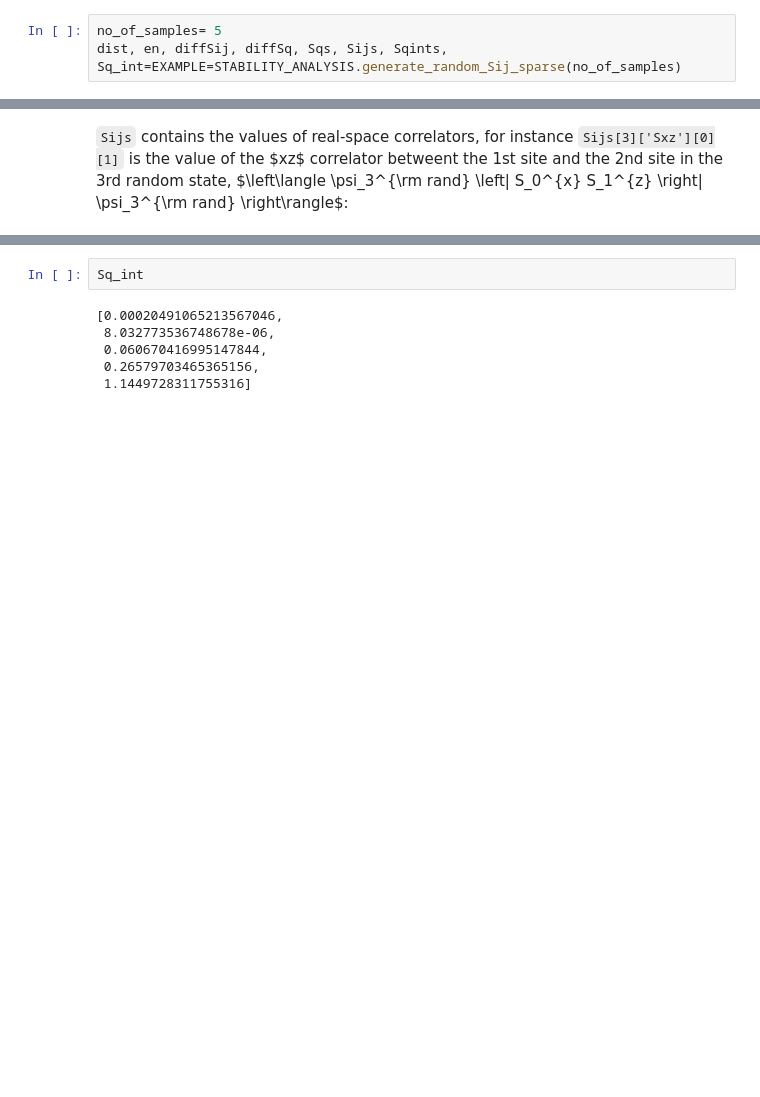
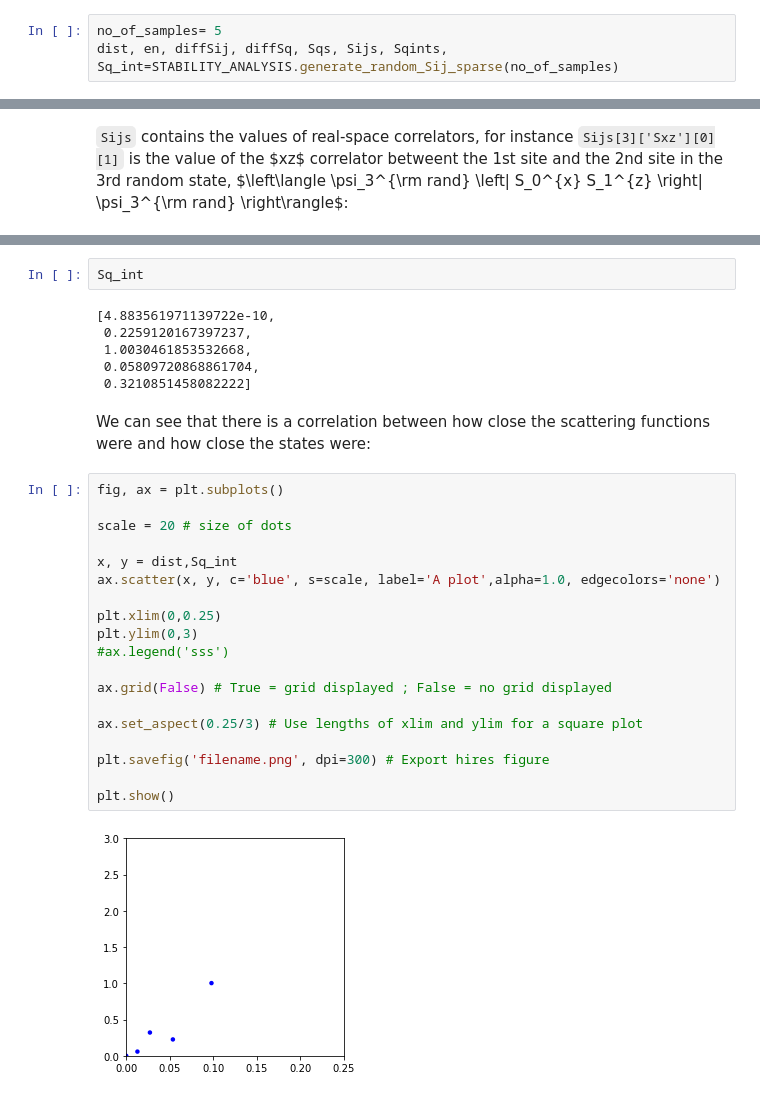
Before and after one commit to TymoteuszTula/FitnessLandscape, a Jupyter notebook: docs/basic_tutorial.ipynb, the cells around one changed output, grey strips where cells are left out. Cells and saved outputs as stored; diff of their text form; blank space fills up the shorter version.

Commit message:
Improvements to basi tutorial: scattering functions of random states and better document structure with headings, etc.

````diff
--- a/docs/basic_tutorial.ipynb
+++ b/docs/basic_tutorial.ipynb
@@ -120,7 +132,7 @@ STABILITY_ANALYSIS = StabilityAnalysisSparse(HAMILTONIAN, RANDOMIZER, corr, save
 Finally, we generate the data by using ```generate_random_Sij_sparse``` which is found in ```stability_analysis_class.py```:
 # %%
 no_of_samples= 5
-dist, en, diffSij, diffSq, Sqs, Sijs, Sqints, Sq_int=EXAMPLE=STABILITY_ANALYSIS.generate_random_Sij_sparse(no_of_samples)
+dist, en, diffSij, diffSq, Sqs, Sijs, Sqints, Sq_int=STABILITY_ANALYSIS.generate_random_Sij_sparse(no_of_samples)
 # %% [markdown]
 The output is a list of 8 objects so instead of storing it in a single variable we have directly stored it in 8 conevniently-named variables. Let us now see what each of them contains.
 # %% [markdown]
@@ -231,8 +265,31 @@ Sqints[4][99][99]
 # %%
 Sq_int
 # %% [output]
-[0.00020491065213567046,
- 8.032773536748678e-06,
- 0.060670416995147844,
- 0.26579703465365156,
- 1.1449728311755316]
+[4.883561971139722e-10,
+ 0.2259120167397237,
+ 1.0030461853532668,
+ 0.05809720868861704,
+ 0.3210851458082222]
+# %% [markdown]
+We can see that there is a correlation between how close the scattering functions were and how close the states were:
+# %%
+fig, ax = plt.subplots()
+
+scale = 20 # size of dots
+
+x, y = dist,Sq_int
+ax.scatter(x, y, c='blue', s=scale, label='A plot',alpha=1.0, edgecolors='none')
+
+plt.xlim(0,0.25)
+plt.ylim(0,3)
+#ax.legend('sss')
+
+ax.grid(False) # True = grid displayed ; False = no grid displayed
+
+ax.set_aspect(0.25/3) # Use lengths of xlim and ylim for a square plot
+
+plt.savefig('filename.png', dpi=300) # Export hires figure
+
+plt.show()
+# %% [output]
+[figure, added]
````
Also changed, not shown: parts of 36 cells of this notebook.
